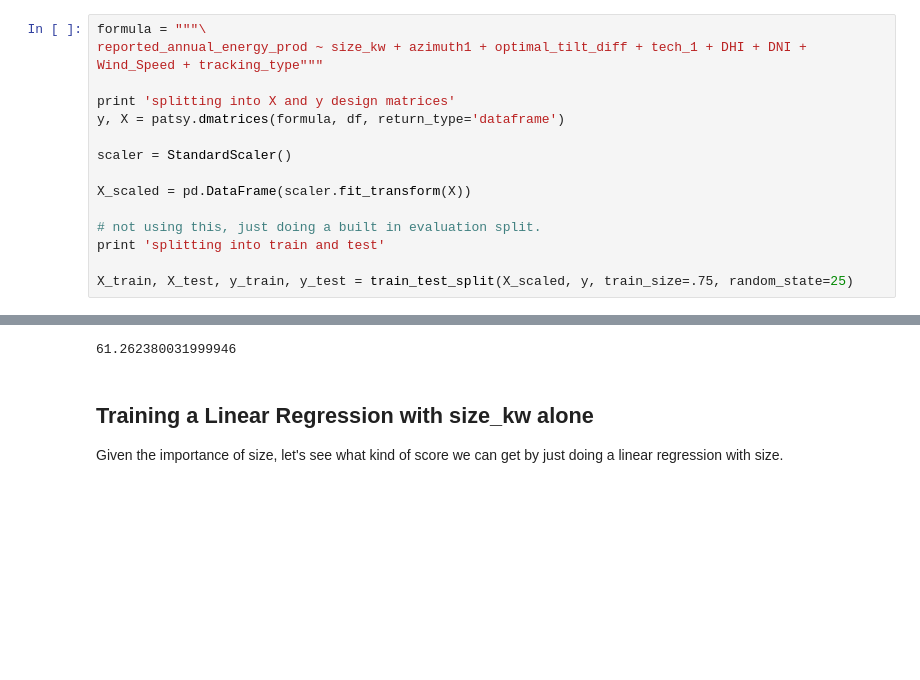
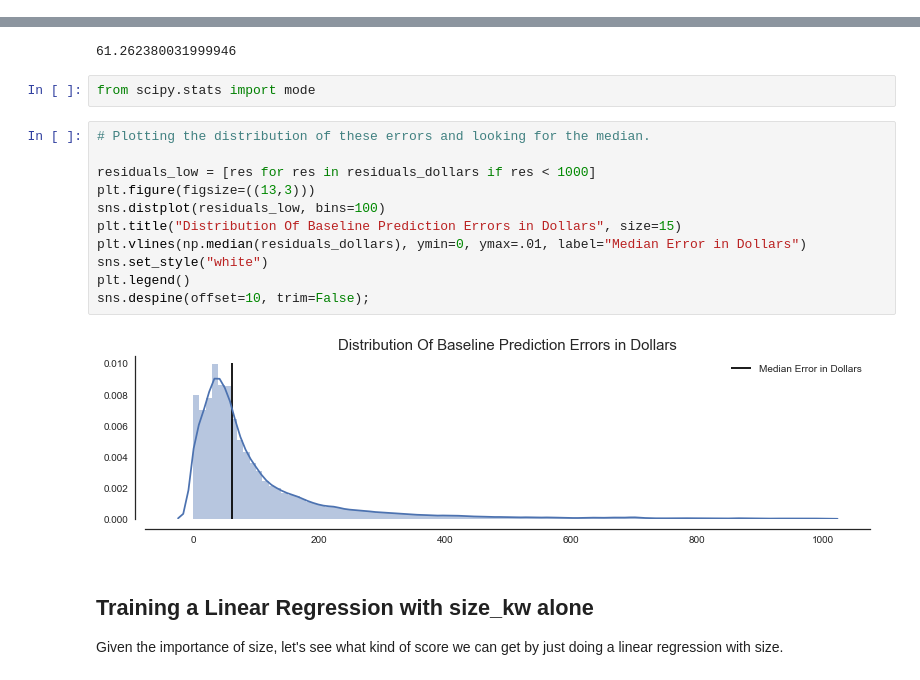
Before and after one commit to iamlostcoast/solar-calculator-models, a Jupyter notebook: solar_project_technical_report_and_summary.ipynb, the cells around one changed output, grey strips where cells are left out. Saved outputs shown, nothing was run; the diff lists cells and outputs as text; blank space fills up the shorter version.

Commit message:
made edits to technical report

```diff
--- a/solar_project_technical_report_and_summary.ipynb
+++ b/solar_project_technical_report_and_summary.ipynb
@@ -545,15 +632,0 @@ In all my models, I'm using a random state of 25 when splitting data into traini
-# %%
-formula = """\
-reported_annual_energy_prod ~ size_kw + azimuth1 + optimal_tilt_diff + tech_1 + DHI + DNI + Wind_Speed + tracking_type"""
-
-print 'splitting into X and y design matrices'
-y, X = patsy.dmatrices(formula, df, return_type='dataframe')
-
-scaler = StandardScaler()
-
-X_scaled = pd.DataFrame(scaler.fit_transform(X))
-
-# not using this, just doing a built in evaluation split.
-print 'splitting into train and test'
-
-X_train, X_test, y_train, y_test = train_test_split(X_scaled, y, train_size=.75, random_state=25)
@@ -604,6 +684,21 @@ residuals_dollars = abs_residuals * .1024
 np.median(residuals_dollars)
 # %% [output]
 61.262380031999946
+# %%
+from scipy.stats import mode
+# %%
+# Plotting the distribution of these errors and looking for the median.
+
+residuals_low = [res for res in residuals_dollars if res < 1000]
+plt.figure(figsize=((13,3)))
+sns.distplot(residuals_low, bins=100)
+plt.title("Distribution Of Baseline Prediction Errors in Dollars", size=15)
+plt.vlines(np.median(residuals_dollars), ymin=0, ymax=.01, label="Median Error in Dollars")
+sns.set_style("white")
+plt.legend()
+sns.despine(offset=10, trim=False);
+# %% [output]
+[figure, added]
 # %% [markdown]
 <a id='linear-regression'></a>
 ## Training a Linear Regression with size_kw alone
```
Also changed, not shown: parts of 52 cells of this notebook.
